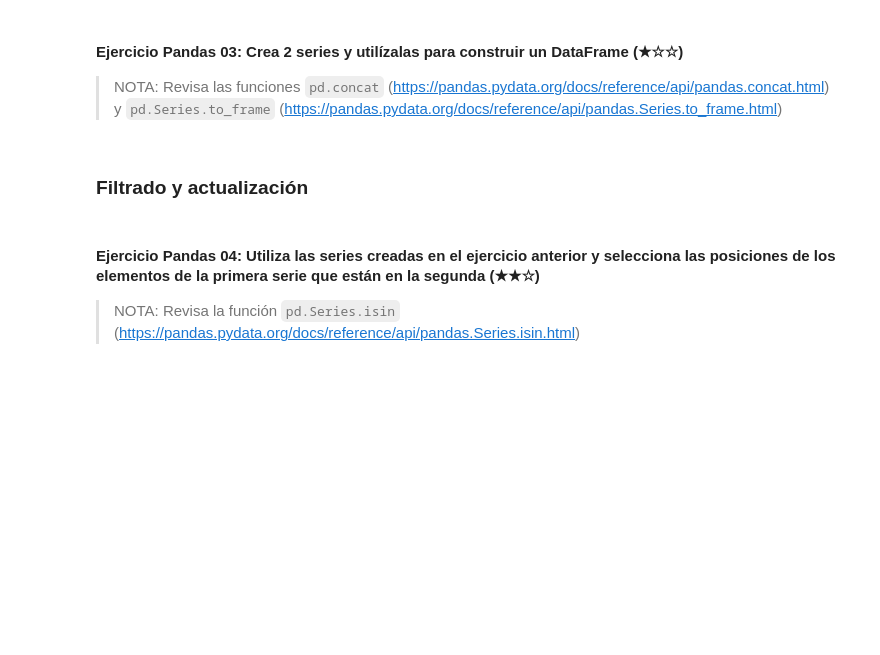
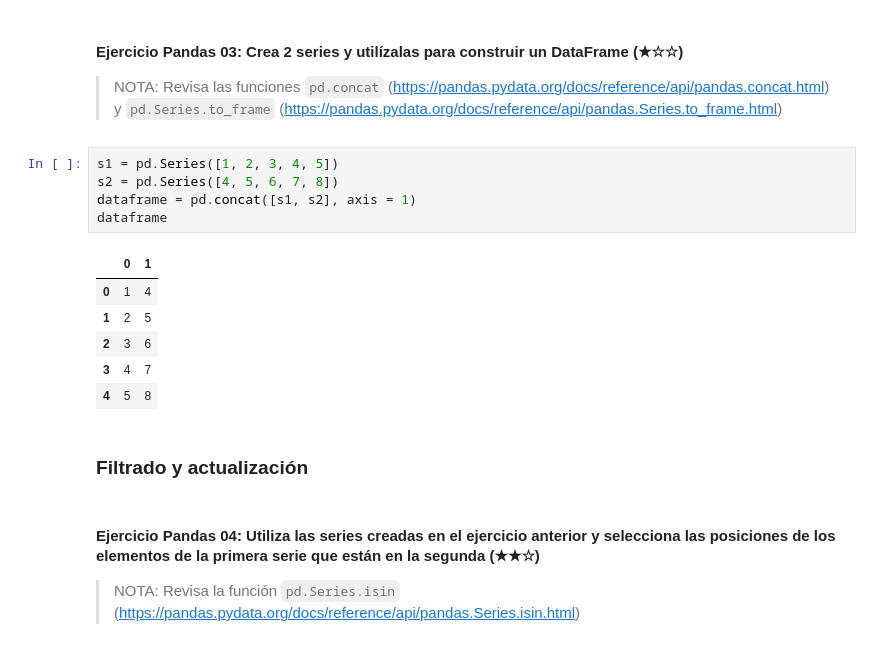
Before and after one commit to MaryFER104/data-engineer-handbook, a Jupyter notebook: 03-pandas/03.1-Intro-To-Pandas.es.ipynb, the cells around one changed output. Drawn from its saved outputs; the diff is of its cells as text; blank space fills up the shorter version.

```diff
--- a/03-pandas/03.1-Intro-To-Pandas.es.ipynb
+++ b/03-pandas/03.1-Intro-To-Pandas.es.ipynb
@@ -323,6 +400,18 @@ En el siguiente enlace puedes conseguir las [soluciones a los ejercicios de pand
 #### Ejercicio Pandas 03: Crea 2 series y utilízalas para construir un DataFrame (★☆☆)
 
 > NOTA: Revisa las funciones `pd.concat` (https://pandas.pydata.org/docs/reference/api/pandas.concat.html) y `pd.Series.to_frame` (https://pandas.pydata.org/docs/reference/api/pandas.Series.to_frame.html)
+# %%
+s1 = pd.Series([1, 2, 3, 4, 5])
+s2 = pd.Series([4, 5, 6, 7, 8])
+dataframe = pd.concat([s1, s2], axis = 1)
+dataframe
+# %% [output]
+|  | 0 | 1 |
+| 0 | 1 | 4 |
+| 1 | 2 | 5 |
+| 2 | 3 | 6 |
+| 3 | 4 | 7 |
+| 4 | 5 | 8 |
 # %% [markdown]
 ### Filtrado y actualización
 # %% [markdown]
```
Also changed, not shown: parts of 10 cells of this notebook.
